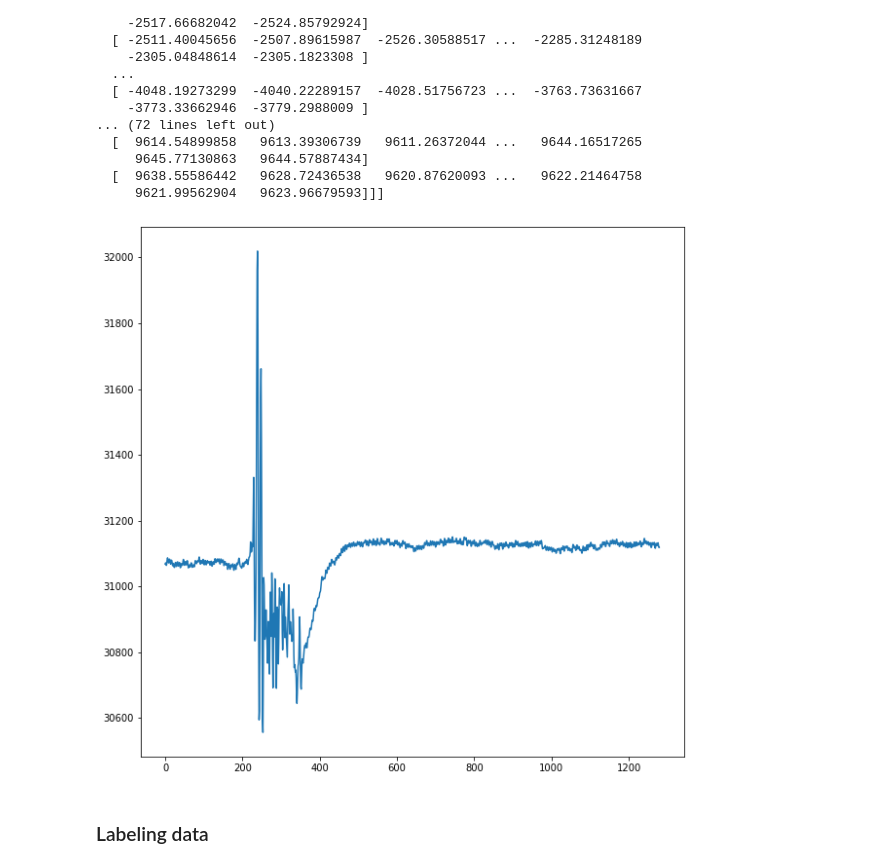
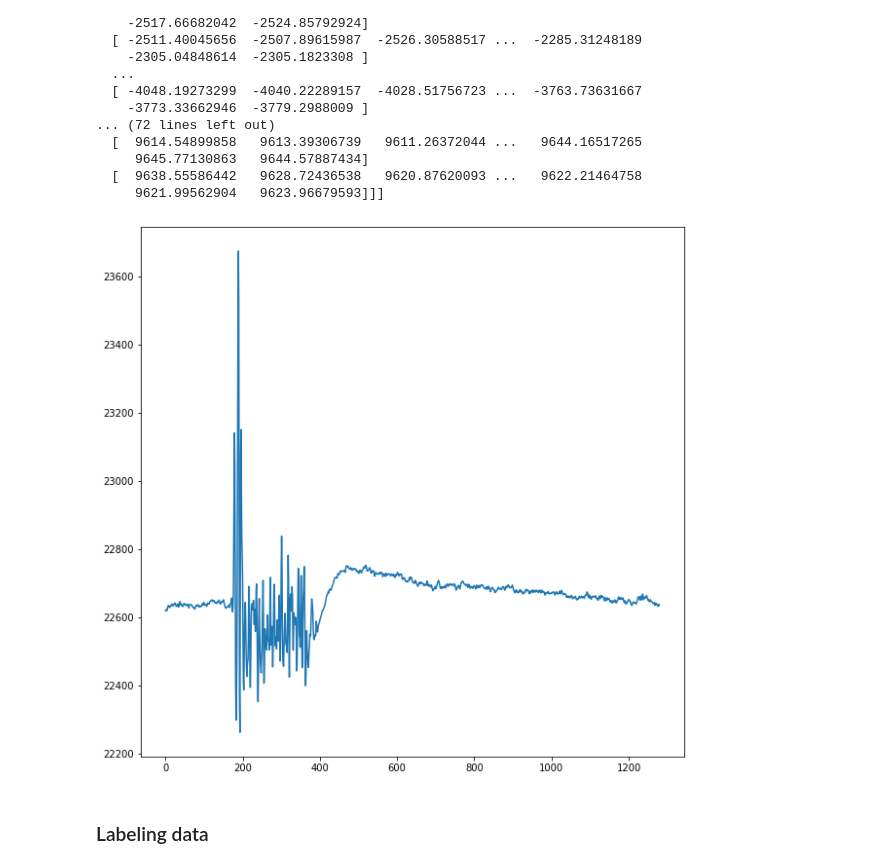
Before and after one commit to albarc3/ProfessorX-Project, a Jupyter notebook: src/artifacts/preprocesing_rubert_jaw.ipynb, the cells around one changed output. Saved outputs shown, nothing was run; the diff lists cells and outputs as text; code cells hidden in the pictures.

```diff
--- a/src/artifacts/preprocesing_rubert_jaw.ipynb
+++ b/src/artifacts/preprocesing_rubert_jaw.ipynb
@@ -99,19 +99,19 @@ print(channelsData)
 # %%
 import matplotlib.pyplot as plt
 
-channel = channelsData[2]
+channel = channelsData[4]
 # shape (samples, window)
 
 # Data sequence
 # pause pause signal pause ...
 
-window = channel[2]
+window = channel[6]
 
 plt.figure(figsize=(10,10))
 plt.plot(window)
 plt.show()
 # %% [output]
-[figure, old version]
+[figure, new version]
 # %% [markdown]
 ### Labeling data
 # %%
```
Also changed, not shown: parts of 2 cells of this notebook, 1 other file.
